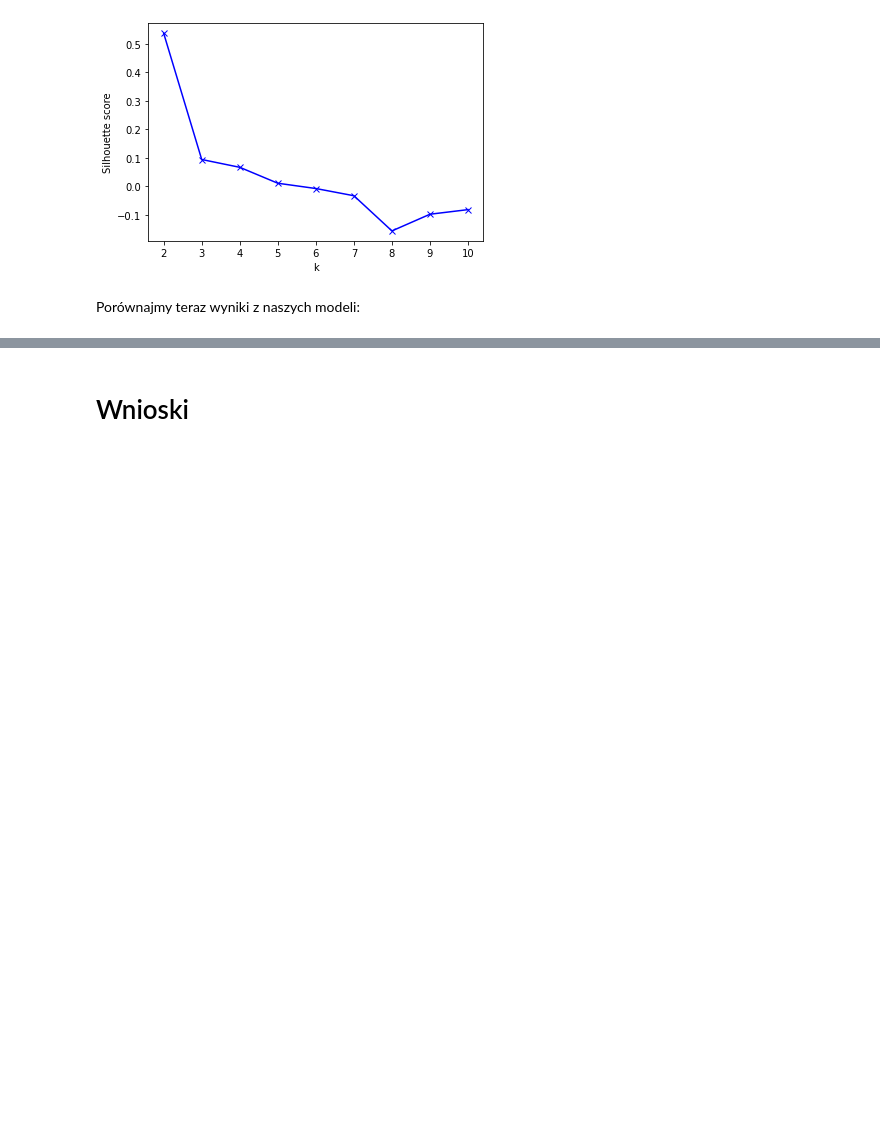
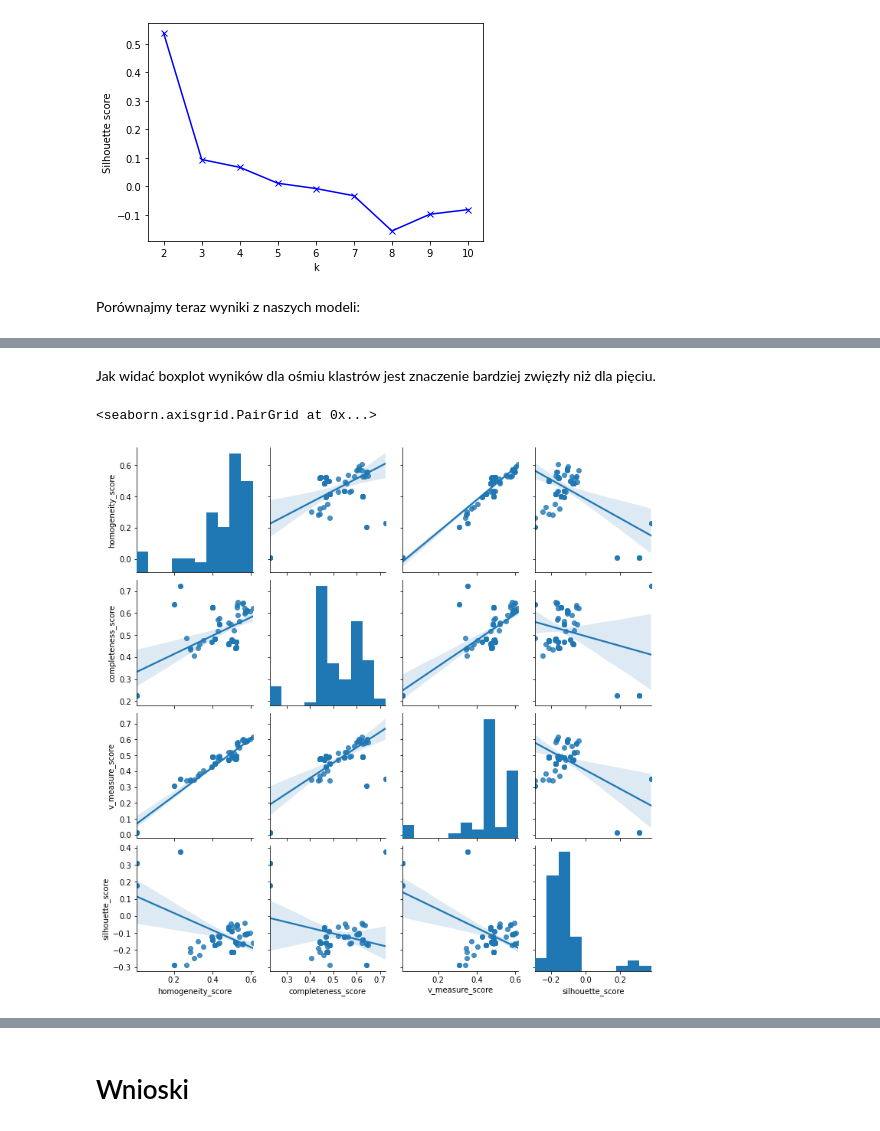
Before and after one commit to HaZdula/sacred_texts, a Jupyter notebook: raport.ipynb, the cells around one changed output, grey strips where cells are left out. Drawn from its saved outputs; the diff is of its cells as text; code cells hidden in the pictures; blank space fills up the shorter version.

```diff
--- a/raport.ipynb
+++ b/raport.ipynb
@@ -113,0 +467,8 @@ NameError: name 'results_table5' is not defined
+# %% [markdown]
+Jak widać boxplot wyników dla ośmiu klastrów jest znaczenie bardziej zwięzły niż dla pięciu.
+# %%
+df = results_table5[["homogeneity_score","completeness_score","v_measure_score","silhouette_score"]]
+sns.pairplot(df, kind = "reg", palette = "Set1")
+# %% [output]
+<seaborn.axisgrid.PairGrid at 0x...>
+[figure, added]
```
Also changed, not shown: parts of 17 cells of this notebook.
